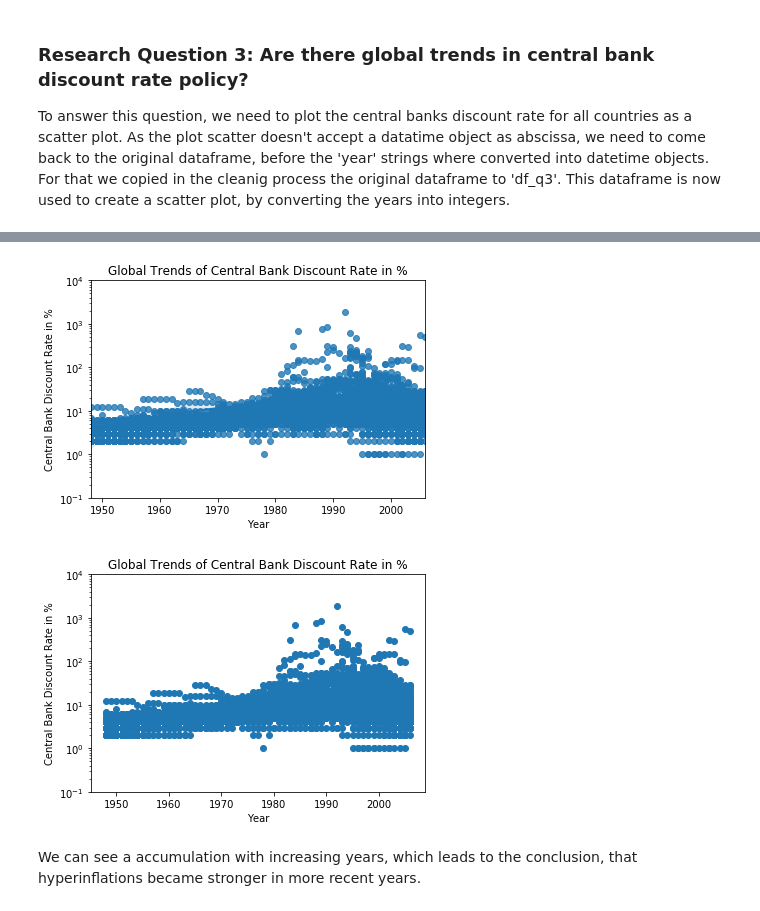
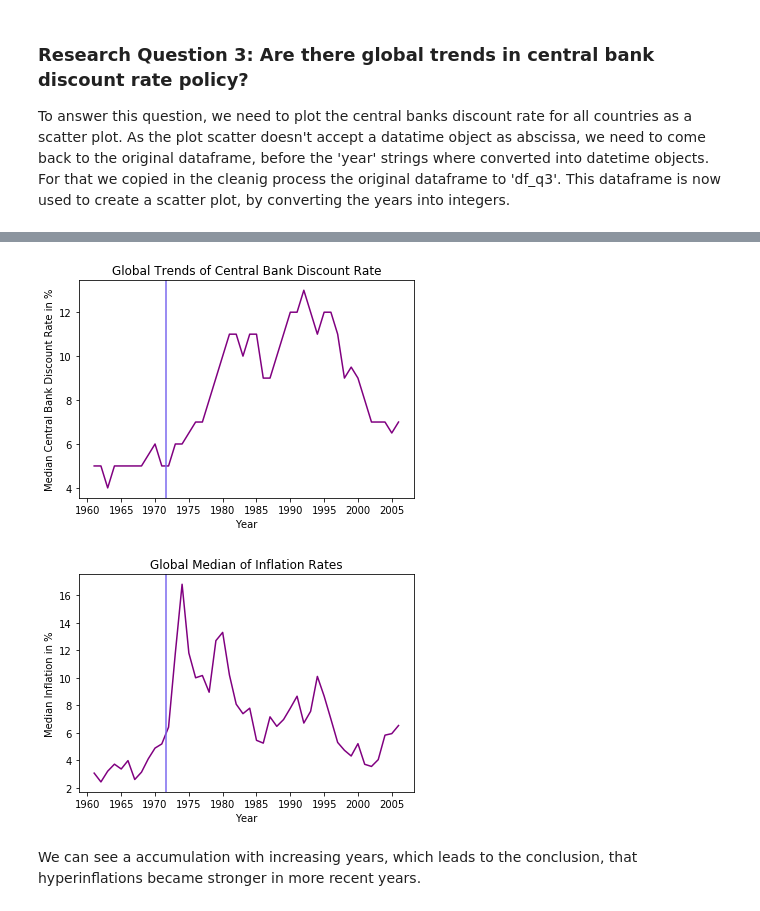
Before and after one commit to Dachkovski/Investigations-on-hyperinflations, a Jupyter notebook: Investigations on hyperinflations blog.ipynb, the cells around one changed output, grey strips where cells are left out. Saved outputs shown, nothing was run; the diff lists cells and outputs as text; code cells hidden in the pictures.

```diff
--- a/Investigations on hyperinflations blog.ipynb
+++ b/Investigations on hyperinflations blog.ipynb
@@ -180,10 +190,13 @@ The previous function is called for every dataframe:
 # %%
 df_cbdr_T = df_reshape(df_cbdr, "central_bank_discount_rate")
 df_unem_T = df_reshape(df_unem, "unemployment_rate")
+df_inco_T = df_reshape(df_inco, "income_per_person")
+df_inco_m20_T = df_reshape(df_inco_m20, "income_share_m20")
+df_inco_p10_T = df_reshape(df_inco_p10, "income_share_p10")
+df_inco_r10_T = df_reshape(df_inco_r10, "income_share_r10")
 df_infl_T = df_reshape(df_infl, "inflation")
 df_pgro_T = df_reshape(df_pgro, "population_growth")
 df_gini_T = df_reshape(df_gini, "gini")
-df_inco_T = df_reshape(df_inco, "income_per_person")
 df_maca_T = df_reshape(df_maca, "market_value")
 df_inve_T = df_reshape(df_inve, "investments")
 df_tgdp_T = df_reshape(df_tgdp, "total_gdp")
@@ -198,13 +211,10 @@ df_infl_T.head(1)
 The format is now as needed, but it is quity unhandy to operate with 8 different dataframes. Thus, we merge them into one dataframe with the 'merge'-function. As some of the dataframes have missing values, an outer join is used. This way, no data is lost, that might be necessary from some of the other columns.
 # %%
 # bundling dataframes into one list
-dfs = [df_cbdr_T, df_unem_T, df_infl_T, df_pgro_T, df_gini_T, df_inco_T, df_maca_T, df_inve_T, df_tgdp_T]
+dfs = [df_cbdr_T, df_unem_T, df_infl_T, df_pgro_T, df_gini_T, df_inco_T, df_inco_m20_T, df_inco_p10_T, df_inco_r10_T,  df_maca_T, df_inve_T, df_tgdp_T]
 
 # reduce() function accepts a function and a sequence and returns a single value calculated
 df_final = reduce(lambda left,right: pd.merge(left,right, how='outer', on=['year', 'country']), dfs)
-
-# this step is necessary for a later calculation in question 3 and will explained at a later step
-df_q3 = df_final[['year','central_bank_discount_rate']].copy()
 # %%
 df_final.head()
 # %% [output]
@@ -465,30 +508,32 @@ df_q3 = df_q3[['year','central_bank_discount_rate','inflation']].dropna()
+# %%
+df_q3 = df_final.groupby(["year"]).median().reset_index()
+# %%
+df_q3 = df_q3[['year','central_bank_discount_rate','inflation']].dropna()
 # %%
-# scatter plot with logarithmic scale for inflation
+# line plot with logarithmic scale for central bank discount rate
 X = df_q3.year
 y = df_q3.central_bank_discount_rate
 
 plt.figure()
-plt.plot(X, y)
-plt.yscale('log')
-#plt.xlim(1950, 2020)
-plt.title('Global Trends of Central Bank Discount Rate in %')
+plt.plot(X, y, color='purple')
+plt.axvline(x=datetime(1971,8,15), color='mediumslateblue') # Announcement of End of Bretton Woods System
+plt.title('Global Trends of Central Bank Discount Rate')
 plt.xlabel('Year')
-plt.ylabel('Central Bank Discount Rate in %');
+plt.ylabel('Median Central Bank Discount Rate in %');
 # %% [output]
-[figure, old version]
+[figure, new version]
 # %%
-# scatter plot with logarithmic scale for inflation
+# line plot with logarithmic scale for inflation
 X = df_q3.year
-y = df_q3.inflation.rolling(3).mean()
+y = df_q3.inflation#.rolling(3).mean()
 
 plt.figure()
-plt.plot(X, y)
-plt.yscale('log')
-#plt.xlim(1950, 2020)
-plt.title('Global Trends of Central Bank Discount Rate in %')
+plt.plot(X, y, color='purple')
+plt.axvline(x=datetime(1971,8,15), color='mediumslateblue') # Announcement of End of Bretton Woods System
+plt.title('Global Median of Inflation Rates')
 plt.xlabel('Year')
-plt.ylabel('Central Bank Discount Rate in %');
+plt.ylabel('Median Inflation in %');
 # %% [output]
-[figure, old version]
+[figure, new version]
 # %% [markdown]
 We can see a accumulation with increasing years, which leads to the conclusion, that hyperinflations became stronger in more recent years.
```
Also changed, not shown: parts of 69 cells of this notebook, 16 other files.
